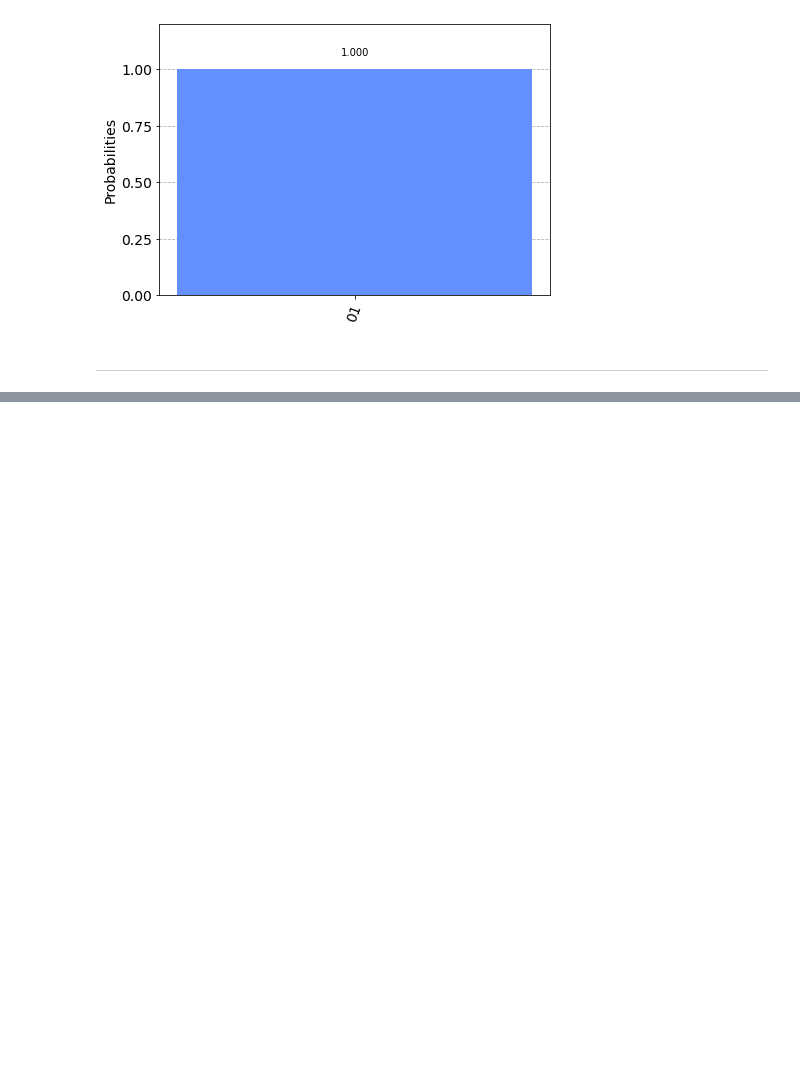
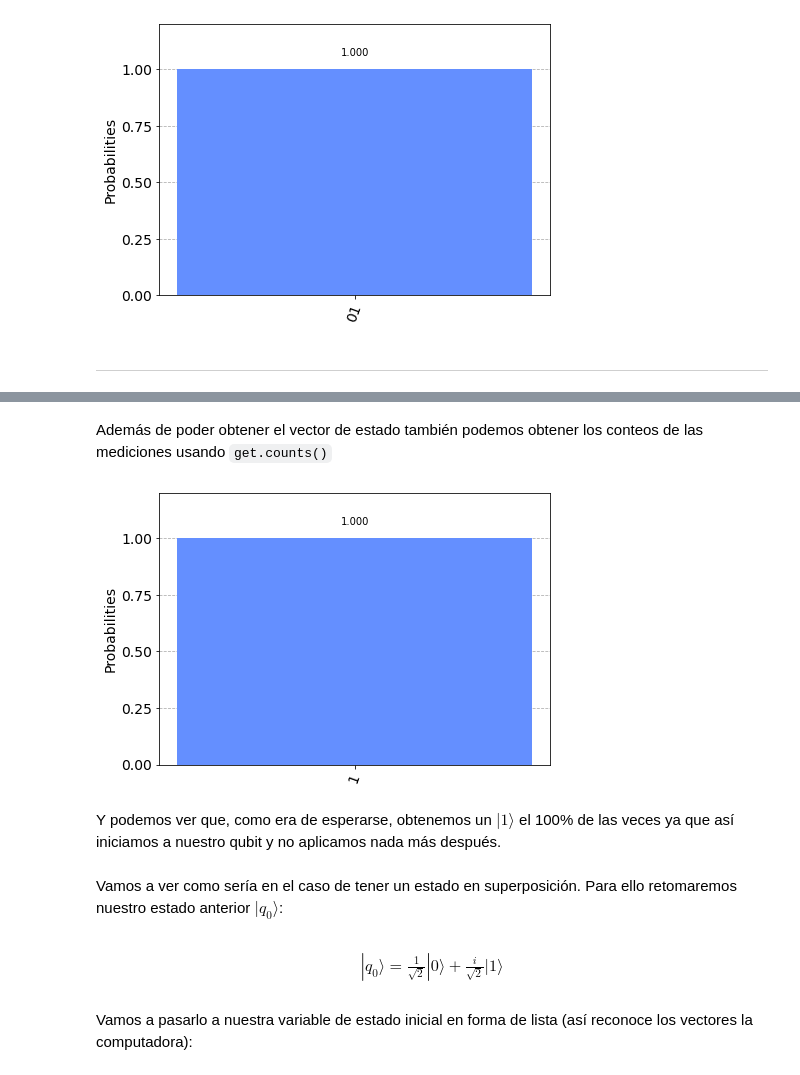
Before and after one commit to abdielgv162/Quantum_Computing, a Jupyter notebook: Qiskit_Notebook/1_EstadosCuanticos_y_Qubits.ipynb, the cells around one changed output, grey strips where cells are left out. Saved outputs shown, nothing was run; the diff lists cells and outputs as text; code cells hidden in the pictures; blank space fills up the shorter version.

```diff
--- a/Qiskit_Notebook/1_EstadosCuanticos_y_Qubits.ipynb
+++ b/Qiskit_Notebook/1_EstadosCuanticos_y_Qubits.ipynb
@@ -467,0 +652,18 @@ from qiskit.visualization import plot_bloch_multivector
+# %% [markdown]
+Además de poder obtener el vector de estado también podemos obtener los conteos de las mediciones usando `get.counts()`
+# %%
+svsim = Aer.get_backend('statevector_simulator') # Seleccionamos el simulador
+qobj = assemble(qc)
+result = svsim.run(qobj).result()
+counts = result.get_counts()
+plot_histogram(counts)
+# %% [output]
+[figure, added]
+# %% [markdown]
+Y podemos ver que, como era de esperarse, obtenemos un $|1\rangle$ el 100% de las veces ya que así iniciamos a nuestro qubit y no aplicamos nada más después.
+# %% [markdown]
+Vamos a ver como sería en el caso de tener un estado en superposición. Para ello retomaremos nuestro estado anterior $|q_0\rangle$:
+# %% [markdown]
+$$|q_0\rangle = \tfrac{1}{\sqrt{2}}|0\rangle + \tfrac{i}{\sqrt{2}}|1\rangle$$
+# %% [markdown]
+Vamos a pasarlo a nuestra variable de estado inicial en forma de lista (así reconoce los vectores la computadora):
```
Also changed, not shown: parts of 65 cells of this notebook.
